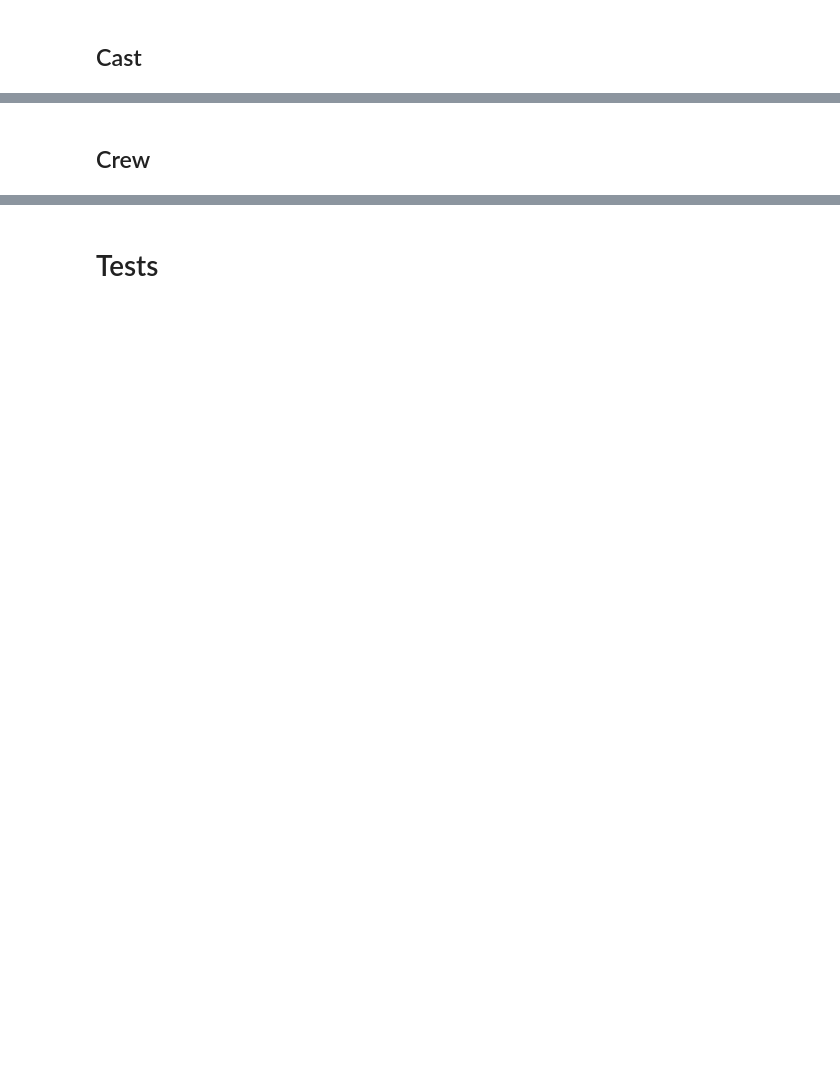
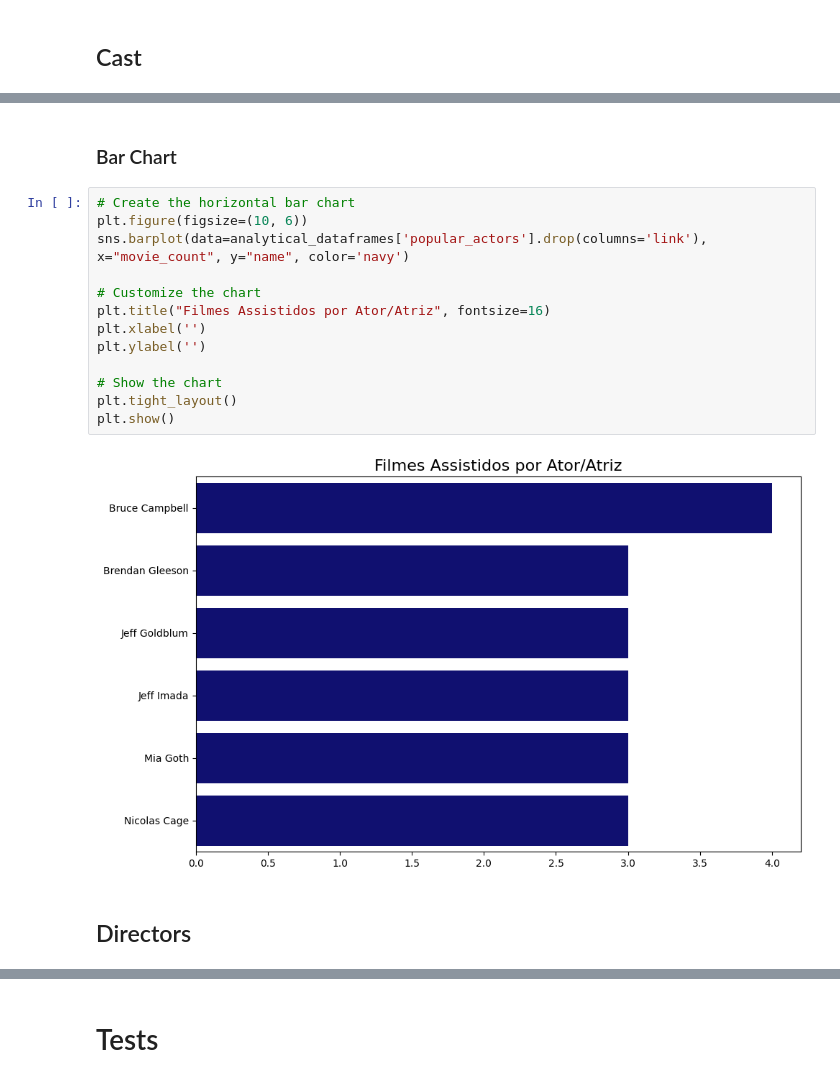
Before and after one commit to oextraordimario/letterboxd_analysis, a Jupyter notebook: movies_analysis.ipynb, the cells around one changed output, grey strips where cells are left out. Saved outputs shown, nothing was run; the diff lists cells and outputs as text; blank space fills up the shorter version.

```diff
--- a/movies_analysis.ipynb
+++ b/movies_analysis.ipynb
@@ -635,2 +674,19 @@ Cats
+# %% [markdown]
+### Bar Chart
+# %%
+# Create the horizontal bar chart
+plt.figure(figsize=(10, 6))
+sns.barplot(data=analytical_dataframes['popular_actors'].drop(columns='link'), x="movie_count", y="name", color='navy')
+
+# Customize the chart
+plt.title("Filmes Assistidos por Ator/Atriz", fontsize=16)
+plt.xlabel('')
+plt.ylabel('')
+
+# Show the chart
+plt.tight_layout()
+plt.show()
+# %% [output]
+[figure, added]
 # %% [markdown]
-## Crew
+## Directors
```
Also changed, not shown: parts of 29 cells of this notebook.
